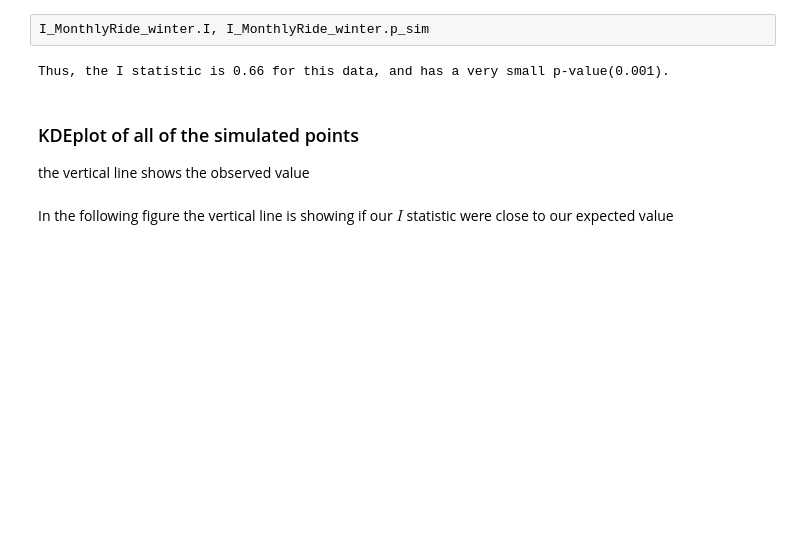
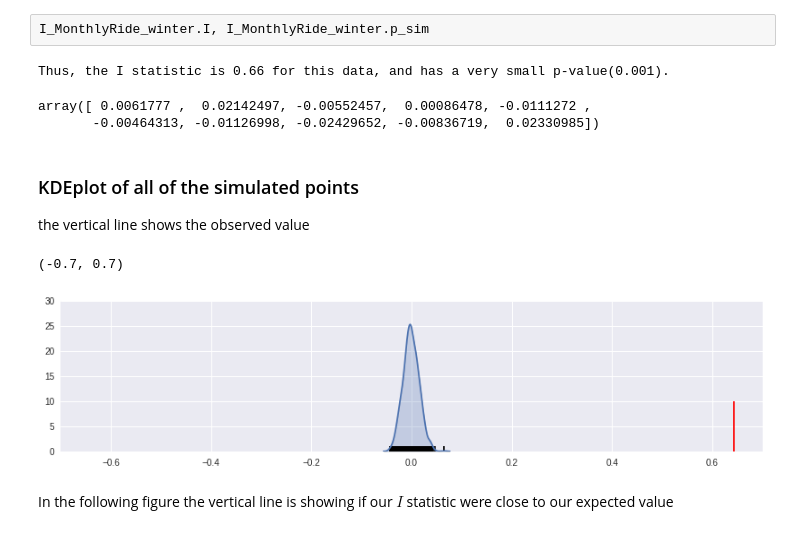
Before and after one commit to esanzglez/PUI2016_esg336, a Jupyter notebook: HW10_esg336/GeospatialAnalysis_CitiBike_esg336.ipynb, the cells around one changed output. Cells and saved outputs as stored; diff of their text form; code cells hidden in the pictures; blank space fills up the shorter version.

```diff
--- a/HW10_esg336/GeospatialAnalysis_CitiBike_esg336.ipynb
+++ b/HW10_esg336/GeospatialAnalysis_CitiBike_esg336.ipynb
@@ -638,6 +638,11 @@ print ('Thus, the I statistic is {:.2f} for this data, and has a very small p-va
        .format(I_MonthlyRide_winter.I,I_MonthlyRide_winter.p_sim))
 # %% [output]
 Thus, the I statistic is 0.66 for this data, and has a very small p-value(0.001).
+# %%
+I_MonthlyRide_winter.sim[0:10]
+# %% [output]
+array([ 0.0061777 ,  0.02142497, -0.00552457,  0.00086478, -0.0111272 ,
+       -0.00464313, -0.01126998, -0.02429652, -0.00836719,  0.02330985])
 # %% [markdown]
 ### KDEplot of all of the simulated points
 the vertical line shows the observed value
@@ -647,8 +654,11 @@ plt.rcParams['figure.figsize']=(14,3)
 # %%
-sns.kdeplot(I_MonthlyRide.sim, shade=True)
-plt.vlines(I_MonthlyRide.sim, 0, 1)
-plt.vlines(I_MonthlyRide.I, 0, 10, 'r')
+sns.kdeplot(I_MonthlyRide_summer.sim, shade=True)
+plt.vlines(I_MonthlyRide_summer.sim, 0, 1)
+plt.vlines(I_MonthlyRide_summer.I, 0, 10, 'r')
 plt.xlim([-.70, .70])
+# %% [output]
+(-0.7, 0.7)
+[figure, added]
 # %% [markdown]
 In the following figure the vertical line is showing if our $I$ statistic were close to our expected value
 # %%
```
Also changed, not shown: parts of 25 cells of this notebook.
